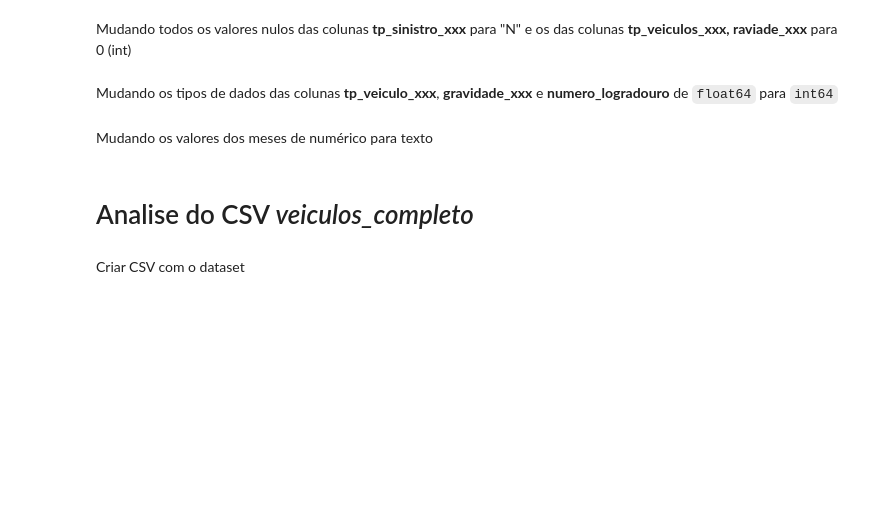
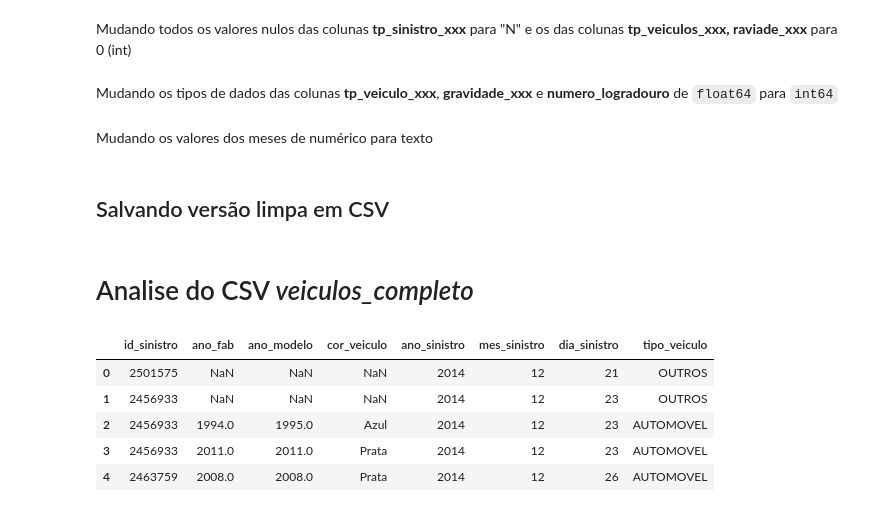
Before and after one commit to Enzzx/CityAccidentAnalysis, a Jupyter notebook: notebook/ETL.ipynb, the cells around one changed output. Cells and saved outputs as stored; diff of their text form; code cells hidden in the pictures; blank space fills up the shorter version.

```diff
--- a/notebook/ETL.ipynb
+++ b/notebook/ETL.ipynb
@@ -287,3 +284,5 @@ df["numero_logradouro"] = df["numero_logradouro"].round().astype("Int64")
 Mudando os valores dos meses de numérico para texto
 # %%
 df["mes_sinistro"] = df["mes_sinistro"].astype("Int64").map(month_convert)
+# %% [markdown]
+## Salvando versão limpa em CSV
@@ -290,4 +291,13 @@ df["mes_sinistro"] = df["mes_sinistro"].astype("Int64").map(month_convert)
 # %% [markdown]
 # Analise do CSV _veiculos_completo_
-# %% [markdown]
-Criar CSV com o dataset
+# %%
+df = pd.read_csv("../data/veiculos_completo.csv")
+# %%
+df.head()
+# %% [output]
+|  | id_sinistro | ano_fab | ano_modelo | cor_veiculo | ano_sinistro | mes_sinistro | dia_sinistro | tipo_veiculo |
+| 0 | 2501575 | NaN | NaN | NaN | 2014 | 12 | 21 | OUTROS |
+| 1 | 2456933 | NaN | NaN | NaN | 2014 | 12 | 23 | OUTROS |
+| 2 | 2456933 | 1994.0 | 1995.0 | Azul | 2014 | 12 | 23 | AUTOMOVEL |
+| 3 | 2456933 | 2011.0 | 2011.0 | Prata | 2014 | 12 | 23 | AUTOMOVEL |
+| 4 | 2463759 | 2008.0 | 2008.0 | Prata | 2014 | 12 | 26 | AUTOMOVEL |
```
Also changed, not shown: parts of 20 cells of this notebook.
